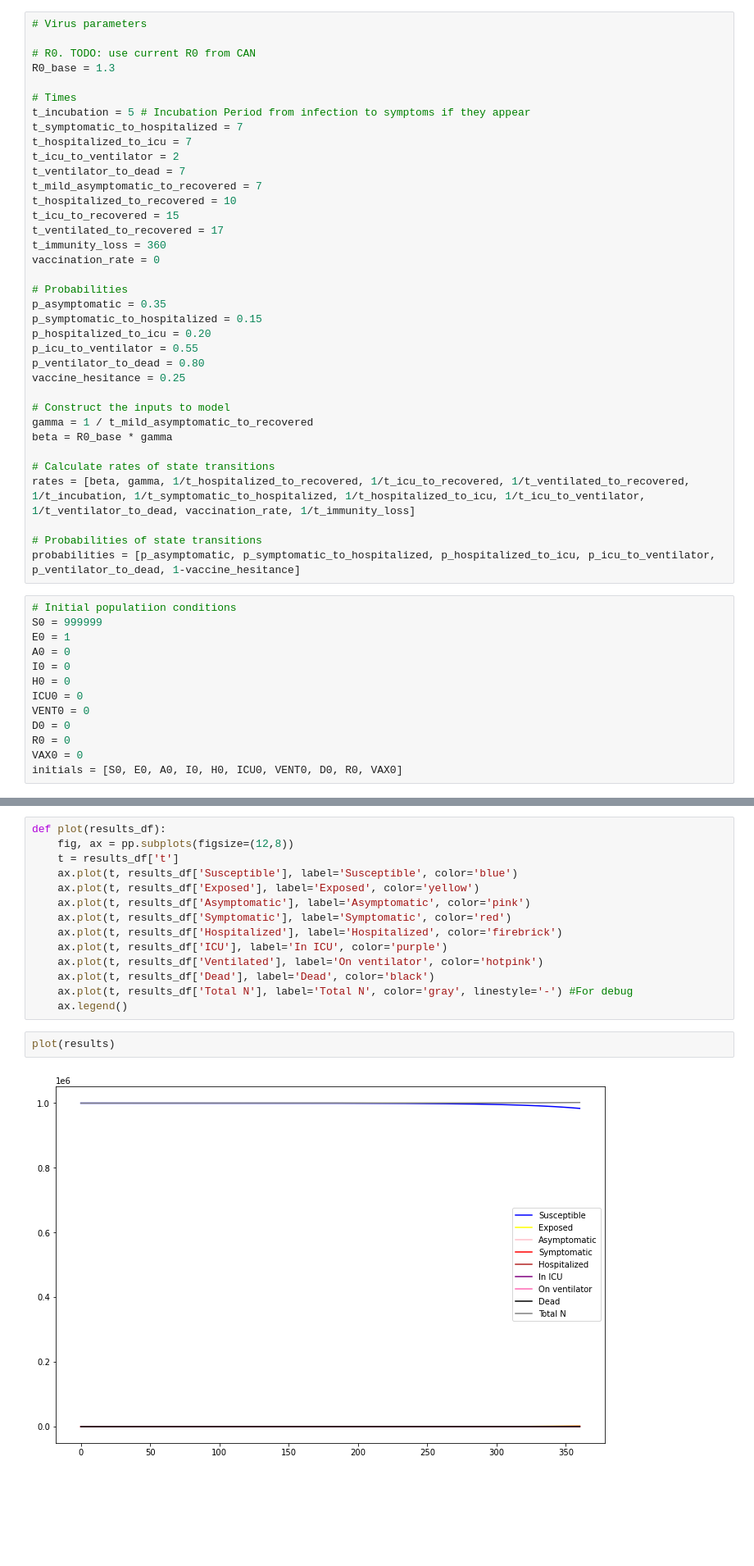
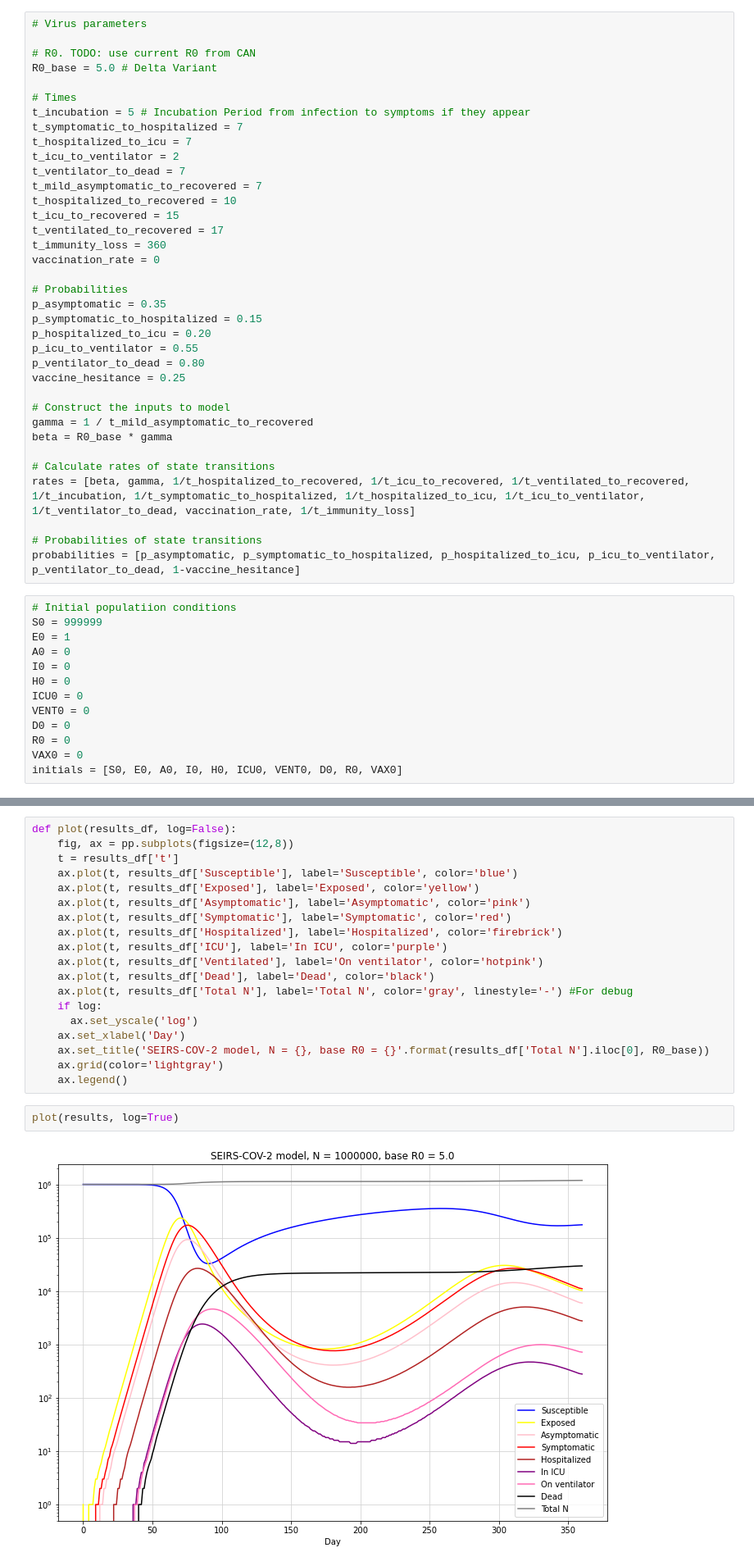
Before and after one commit to EricRenart/SEIRS-CoV-2, a Jupyter notebook: model_proof_of_concept.ipynb, the cells around one changed output, grey strips where cells are left out. Shown at 82% size. Cells and saved outputs as stored; diff of their text form; blank space fills up the shorter version.

Commit message:
added option to show log plot

```diff
--- a/model_proof_of_concept.ipynb
+++ b/model_proof_of_concept.ipynb
@@ -63,7 +62,7 @@ def run(initials, probabilities, rates, length):
 # Virus parameters
 
 # R0. TODO: use current R0 from CAN
-R0_base = 1.3
+R0_base = 5.0 # Delta Variant
 
 # Times
 t_incubation = 5 # Incubation Period from infection to symptoms if they appear
@@ -129,6 +128,6 @@ results
 360 rows × 13 columns
 # %%
-def plot(results_df):
+def plot(results_df, log=False):
     fig, ax = pp.subplots(figsize=(12,8))
     t = results_df['t']
     ax.plot(t, results_df['Susceptible'], label='Susceptible', color='blue')
@@ -140,8 +139,13 @@ def plot(results_df):
     ax.plot(t, results_df['Ventilated'], label='On ventilator', color='hotpink')
     ax.plot(t, results_df['Dead'], label='Dead', color='black')
     ax.plot(t, results_df['Total N'], label='Total N', color='gray', linestyle='-') #For debug
+    if log:
+      ax.set_yscale('log')
+    ax.set_xlabel('Day')
+    ax.set_title('SEIRS-COV-2 model, N = {}, base R0 = {}'.format(results_df['Total N'].iloc[0], R0_base))
+    ax.grid(color='lightgray')
     ax.legend()
 # %%
-plot(results)
+plot(results, log=True)
 # %% [output]
-[figure, old version]
+[figure, new version]
```
Also changed, not shown: parts of 2 cells of this notebook.
